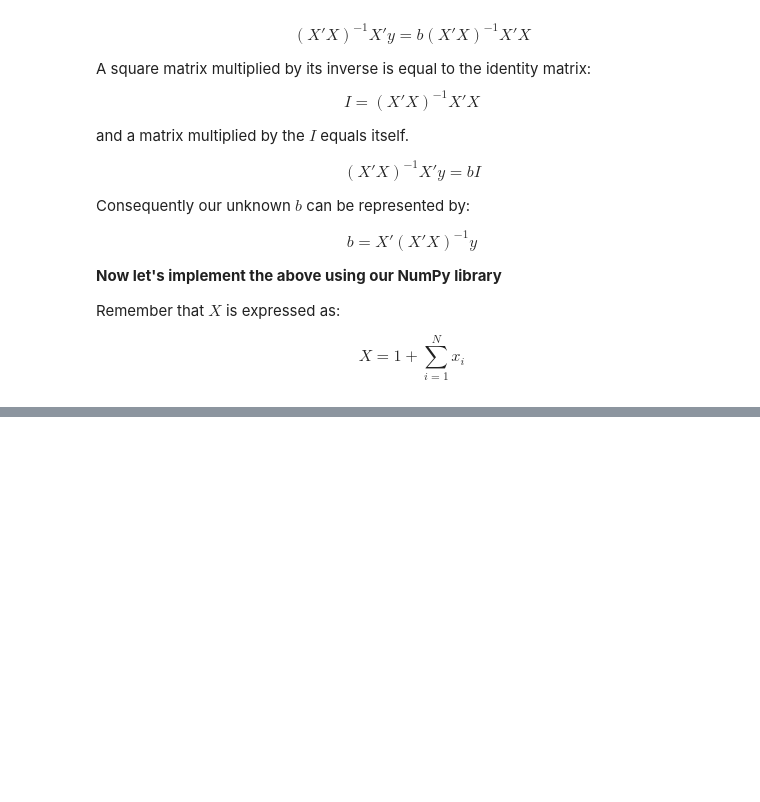
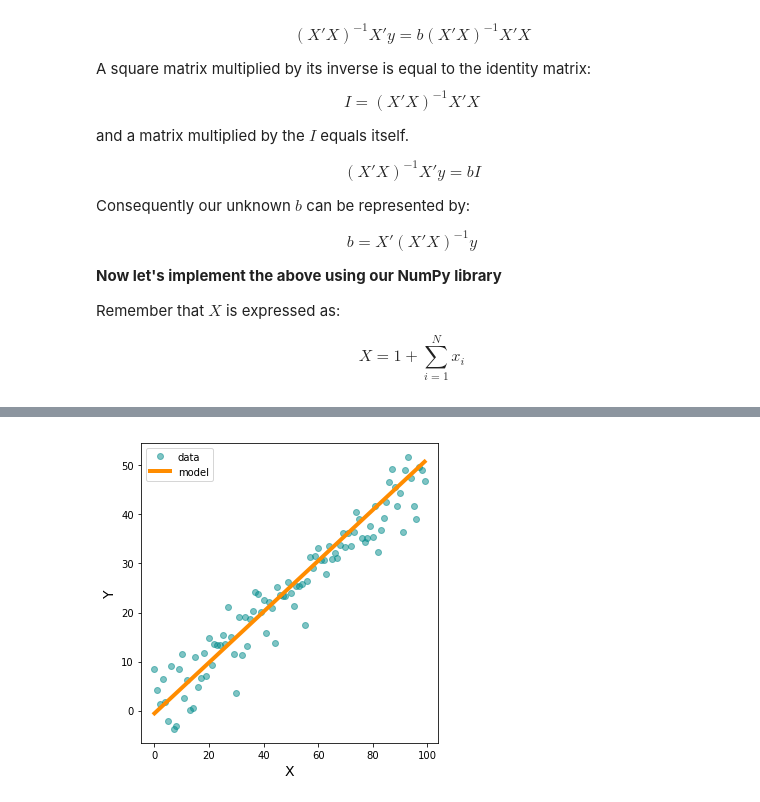
Before and after one commit to rhyswhitley/python_school, a Jupyter notebook: notebooks/examples/LinAlg_Regression_NumPy.ipynb, the cells around one changed output, grey strips where cells are left out. Saved outputs shown, nothing was run; the diff lists cells and outputs as text; code cells hidden in the pictures; blank space fills up the shorter version.

```diff
--- a/notebooks/examples/LinAlg_Regression_NumPy.ipynb
+++ b/notebooks/examples/LinAlg_Regression_NumPy.ipynb
@@ -51,7 +67,7 @@ Remember that $X$ is expressed as:
 X = 1 + \sum_{i=1}^{N}x_{i}
 \end{equation}
 # %%
-ones = np.ones(x.shape[0])
-X_d = np.vstack((ones, x)).T
+ones = np.ones(x.size)
+X_d = np.stack((ones, x)).T
 print(X_d)
 # %% [output]
@@ -89,0 +118,6 @@ Our linear solution is:
+# %%
+def lin_mod(x, a, b):
+    return a + b*x
+
+model = lin_mod(x, *b)
+print(model)
@@ -89,0 +142,12 @@ Our linear solution is:
+# %%
+plt.figure(figsize=(5, 5))
+plt.plot(x, y, 'o', alpha=0.5, c="#008b8b", label="data")
+plt.plot(x, model, '-', lw=4, c='darkorange', label="model")
+plt.xlabel("X", fontsize=14)
+plt.ylabel("Y", fontsize=14)
+plt.tight_layout()
+plt.legend(loc="upper left")
+plt.savefig("../../slides/html/img/Lesson_5/la_model.png", dpi=360, transparent=True, bbox_inches="tight")
+plt.show()
+# %% [output]
+[figure, added]
```
Also changed, not shown: parts of 10 cells of this notebook, 3 other files.
